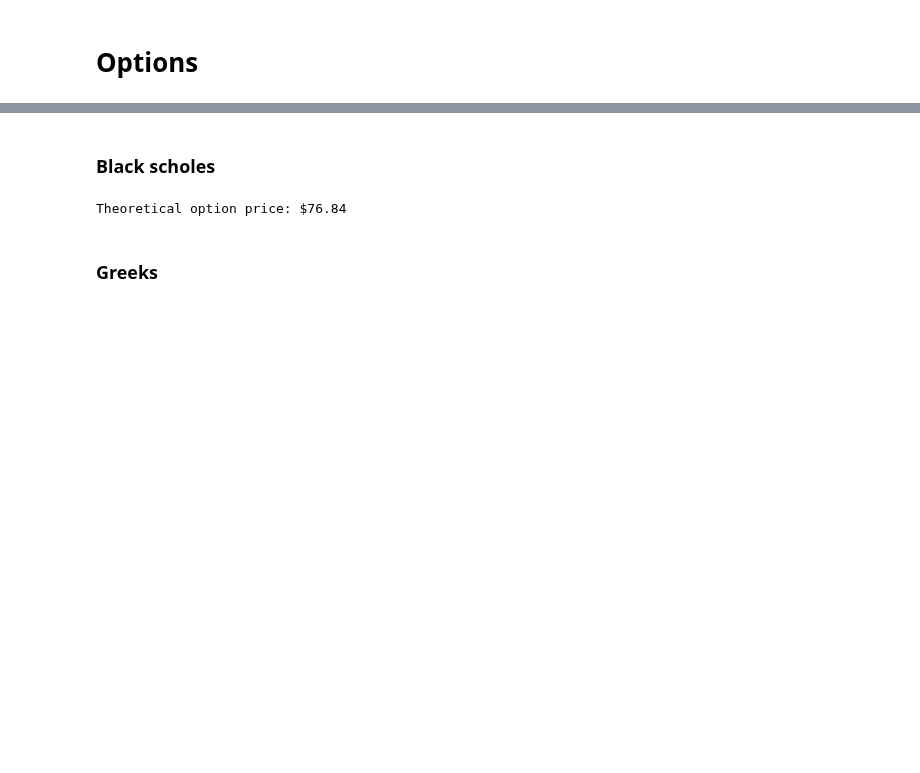
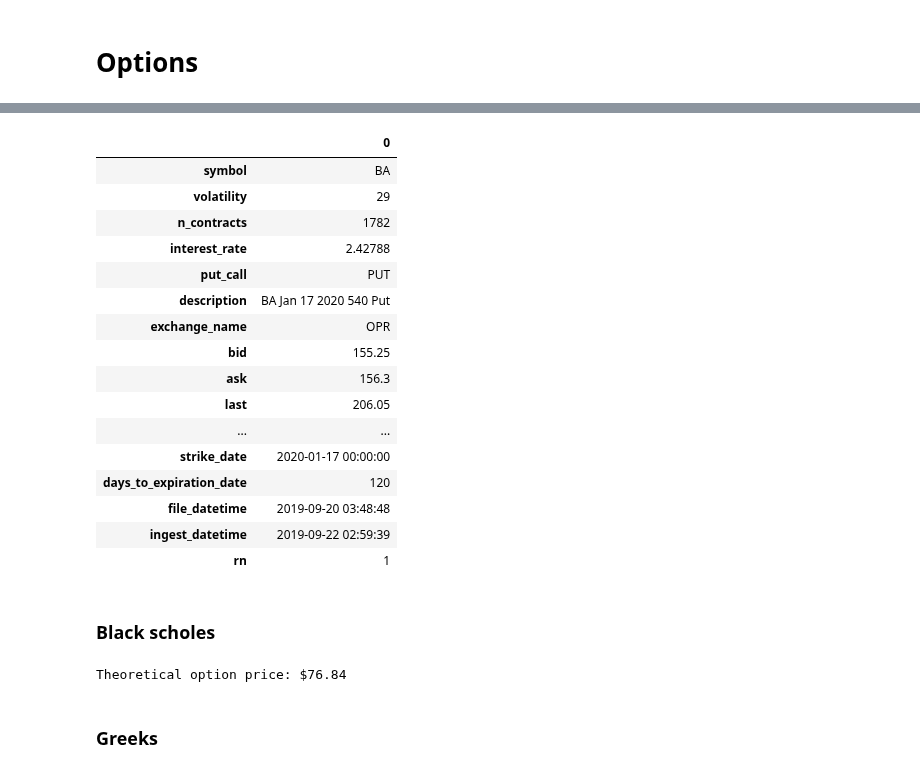
Before and after one commit to rbetzler/fun-times-in-python, a Jupyter notebook: finance/data_science/options_explorer.ipynb, the cells around one changed output, grey strips where cells are left out. Cells and saved outputs as stored; diff of their text form; code cells hidden in the pictures; blank space fills up the shorter version.

```diff
--- a/finance/data_science/options_explorer.ipynb
+++ b/finance/data_science/options_explorer.ipynb
@@ -50,3 +35,23 @@ options[options['description'].str.contains('BA Sep 20 2019')].T
+# %%
+options.head(1).T
+# %% [output]
+|  | 0 |
+| symbol | BA |
+| volatility | 29 |
+| n_contracts | 1782 |
+| interest_rate | 2.42788 |
+| put_call | PUT |
+| description | BA Jan 17 2020 540 Put |
+| exchange_name | OPR |
+| bid | 155.25 |
+| ask | 156.3 |
+| last | 206.05 |
+| ... | ... |
+| strike_date | 2020-01-17 00:00:00 |
+| days_to_expiration_date | 120 |
+| file_datetime | 2019-09-20 03:48:48 |
+| ingest_datetime | 2019-09-22 02:59:39 |
+| rn | 1 |
 # %% [markdown]
 ### Black scholes
 # %%
```
Also changed, not shown: parts of 12 cells of this notebook, 2 other files.
